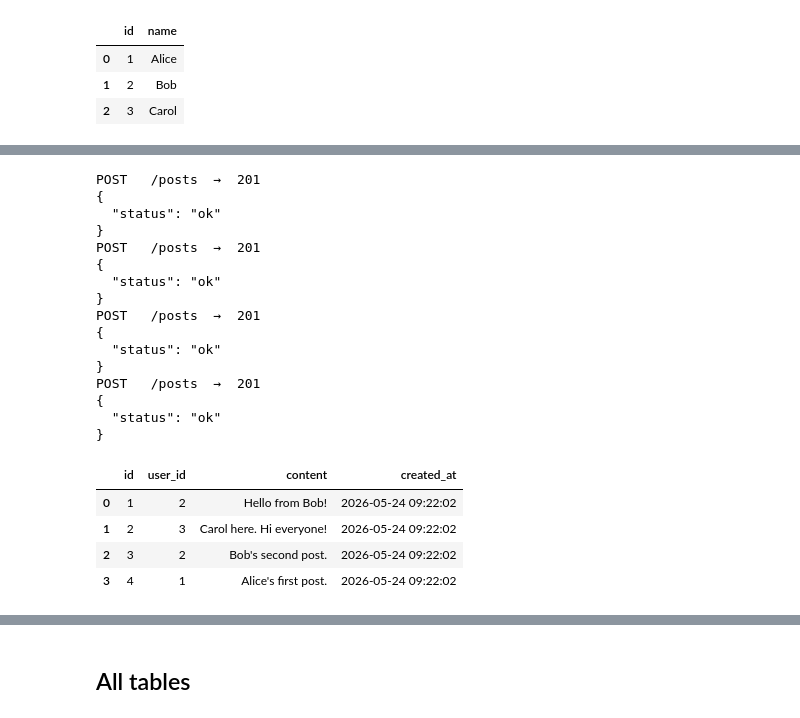
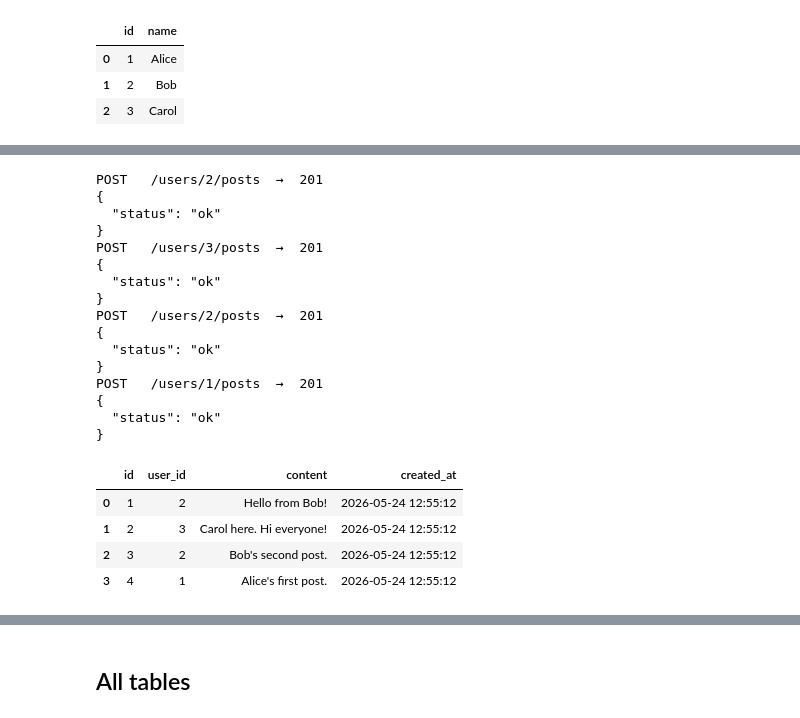
Before and after one commit to AliDariusKhan/sys-design, a Jupyter notebook: twitter_solution.ipynb, the cells around one changed output, grey strips where cells are left out. Cells and saved outputs as stored; diff of their text form; code cells hidden in the pictures.

```diff
--- a/twitter_solution.ipynb
+++ b/twitter_solution.ipynb
@@ -209,30 +265,30 @@ POST   /follows  →  201
 | 1 | 1 | 3 |
 | 2 | 2 | 1 |
 # %%
-call("post", "/posts", json={"user_id": 2, "content": "Hello from Bob!"})
-call("post", "/posts", json={"user_id": 3, "content": "Carol here. Hi everyone!"})
-call("post", "/posts", json={"user_id": 2, "content": "Bob's second post."})
-call("post", "/posts", json={"user_id": 1, "content": "Alice's first post."})
+call("post", "/users/2/posts", json={"content": "Hello from Bob!"})
+call("post", "/users/3/posts", json={"content": "Carol here. Hi everyone!"})
+call("post", "/users/2/posts", json={"content": "Bob's second post."})
+call("post", "/users/1/posts", json={"content": "Alice's first post."})
 df("posts")
 # %% [output]
-POST   /posts  →  201
+POST   /users/2/posts  →  201
 {
   "status": "ok"
 }
-POST   /posts  →  201
+POST   /users/3/posts  →  201
 {
   "status": "ok"
 }
-POST   /posts  →  201
+POST   /users/2/posts  →  201
 {
   "status": "ok"
 }
-POST   /posts  →  201
+POST   /users/1/posts  →  201
 {
   "status": "ok"
 }
 |  | id | user_id | content | created_at |
-| 0 | 1 | 2 | Hello from Bob! | 2026-05-24 09:22:02 |
-| 1 | 2 | 3 | Carol here. Hi everyone! | 2026-05-24 09:22:02 |
-| 2 | 3 | 2 | Bob's second post. | 2026-05-24 09:22:02 |
-| 3 | 4 | 1 | Alice's first post. | 2026-05-24 09:22:02 |
+| 0 | 1 | 2 | Hello from Bob! | 2026-05-24 12:55:12 |
+| 1 | 2 | 3 | Carol here. Hi everyone! | 2026-05-24 12:55:12 |
+| 2 | 3 | 2 | Bob's second post. | 2026-05-24 12:55:12 |
+| 3 | 4 | 1 | Alice's first post. | 2026-05-24 12:55:12 |
```
Also changed, not shown: parts of 19 cells of this notebook.
